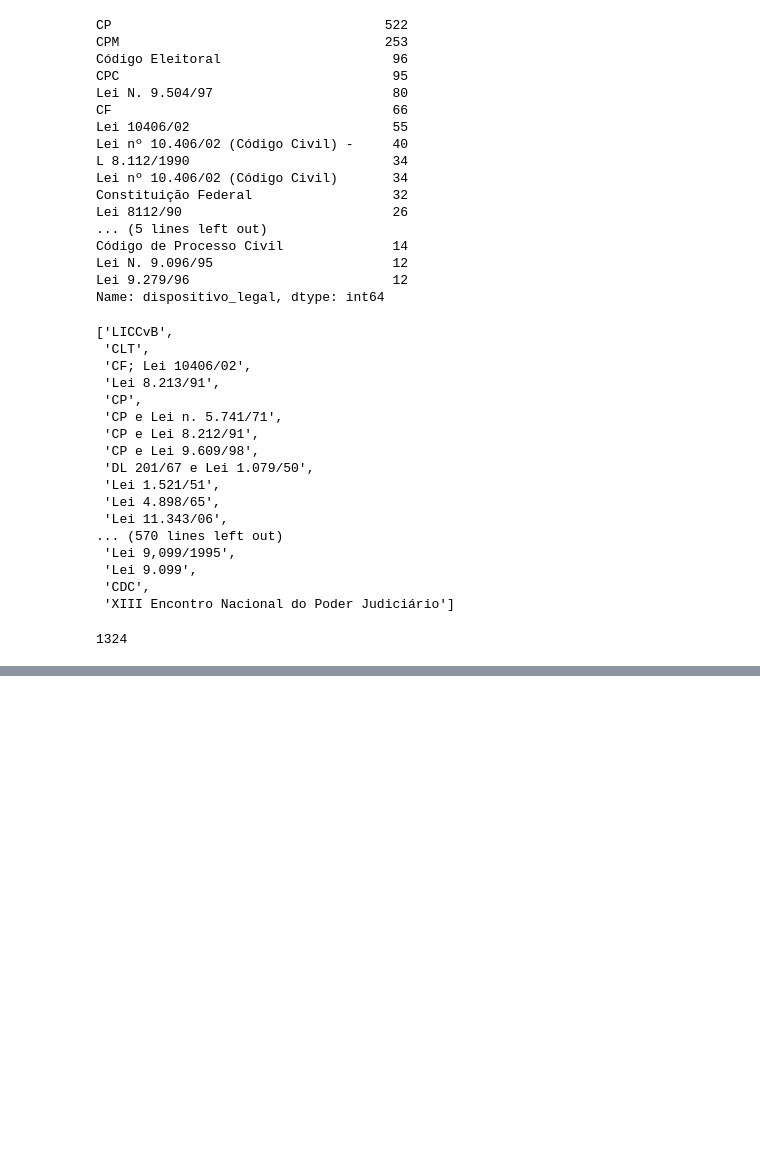
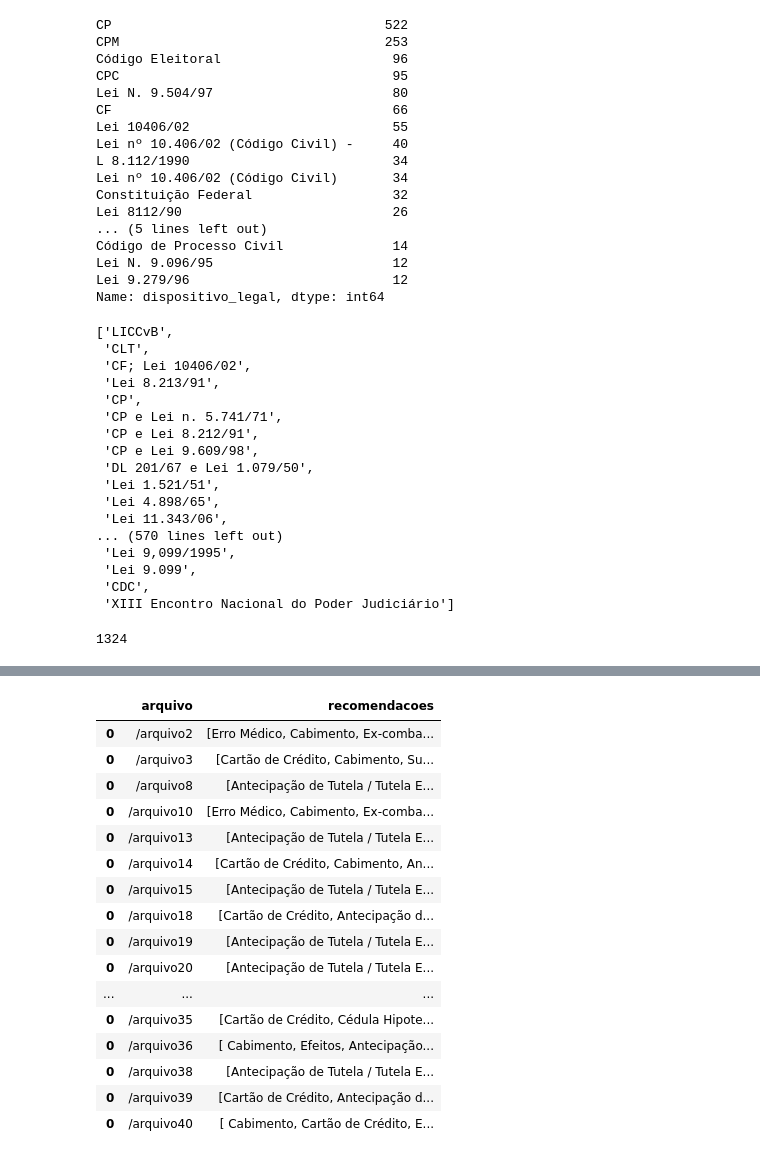
Before and after one commit to caioalencikas/entidades-nomeadas-hackaton-CNJ, a Jupyter notebook: ExtracaoEntidadesPeticoes.ipynb, the cells around one changed output, grey strips where cells are left out. Drawn from its saved outputs; the diff is of its cells as text; code cells hidden in the pictures; blank space fills up the shorter version.

```diff
--- a/ExtracaoEntidadesPeticoes.ipynb
+++ b/ExtracaoEntidadesPeticoes.ipynb
@@ -243,14 +377,17 @@ files = [filename1, filename2, filename3, filename4, filename5, filename6, filen
          , filename34, filename35, filename36, filename37, filename38, filename39, filename40
 ]
 # %%
+lista_recomendacoes = []
+df_recomendacoes = pd.DataFrame(columns=['arquivo', 'recomendacoes'])
+#files = [filename3]
+
 for filepath in files:
+    print(filepath)
     filename = filepath+'.doc'
-
     file = open(filename, 'r', encoding="ISO-8859-1")
     doc = ''
     for line in file:
         doc += line.rstrip('\n')
-
     file.close()
     document = nlp(doc)
 
@@ -309,12 +446,11 @@ for filepath in files:
                 #print("FRASE------->",sentence)
                 #print("ENTIDADES--->",legal_entities)
                 #print()
-
                 frases.append(sentence)
-                artigos.append(legal_entities["artigo"])
-                leis.append(legal_entities["lei"])
-                dispositivos.append(legal_entities["dispositivo"])
-                peticao_inicial.append(legal_entities["peticaoInicial"])
+                artigos.append(set(legal_entities["artigo"]))
+                leis.append(set(legal_entities["lei"]))
+                dispositivos.append(set(legal_entities["dispositivo"]))
+                peticao_inicial.append(set(legal_entities["peticaoInicial"]))
 
                 resultado = pd.DataFrame(data={'Frase': frases, 'Artigo': artigos
                                                , 'Lei': leis
@@ -324,5 +460,14 @@ for filepath in files:
         resultado = pd.DataFrame(data={'Frase': '', 'Artigo': [], 'Lei': []
                                  , 'Dispositivo': [], 'Petição Inicial': []})
 
+    if len(resultado) > 0:
+        resultado.to_csv(f'{filepath}.csv', encoding="ISO-8859-1")
+        df_peticao = criar_df_artigo_lei(resultado)
+        df_peticao = depara_codigo_assunto(df_peticao)
+        lista_recomendacoes_descricao = gerar_recomendacao(df_peticao)
 
-    resultado.to_csv(f'{filepath}.csv', encoding="ISO-8859-1")
+        file_name = filepath.strip('dados')
+        recomendacoes = {file_name: lista_recomendacoes_descricao}
+        df_recomendacao = pd.DataFrame(list(recomendacoes.items()),columns = ['arquivo','recomendacoes'])
+        df_recomendacoes = df_recomendacoes.append(df_recomendacao)
+df_recomendacoes.to_csv('recomedacoes.csv', encoding="ISO-8859-1")
@@ -330,0 +492,21 @@ resultado
+# %%
+df_recomendacoes.to_csv('recomedacoes.csv', encoding="ISO-8859-1")
+df_recomendacoes
+# %% [output]
+|  | arquivo | recomendacoes |
+| 0 | /arquivo2 | [Erro Médico, Cabimento, Ex-comba... |
+| 0 | /arquivo3 | [Cartão de Crédito, Cabimento, Su... |
+| 0 | /arquivo8 | [Antecipação de Tutela / Tutela E... |
+| 0 | /arquivo10 | [Erro Médico, Cabimento, Ex-comba... |
+| 0 | /arquivo13 | [Antecipação de Tutela / Tutela E... |
+| 0 | /arquivo14 | [Cartão de Crédito, Cabimento, An... |
+| 0 | /arquivo15 | [Antecipação de Tutela / Tutela E... |
+| 0 | /arquivo18 | [Cartão de Crédito, Antecipação d... |
+| 0 | /arquivo19 | [Antecipação de Tutela / Tutela E... |
+| 0 | /arquivo20 | [Antecipação de Tutela / Tutela E... |
+| ... | ... | ... |
+| 0 | /arquivo35 | [Cartão de Crédito, Cédula Hipote... |
+| 0 | /arquivo36 | [ Cabimento, Efeitos, Antecipação... |
+| 0 | /arquivo38 | [Antecipação de Tutela / Tutela E... |
+| 0 | /arquivo39 | [Cartão de Crédito, Antecipação d... |
+| 0 | /arquivo40 | [ Cabimento, Cartão de Crédito, E... |
```
Also changed, not shown: parts of 7 cells of this notebook, 42 other files.
